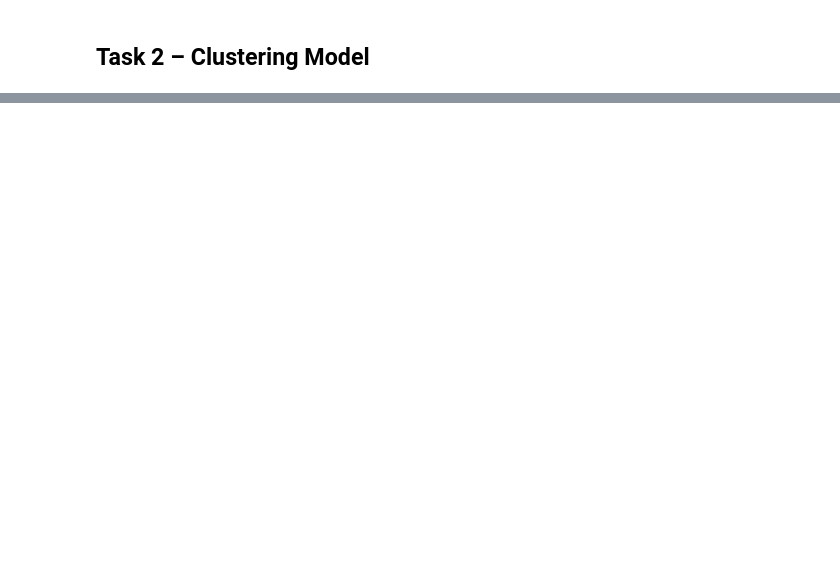
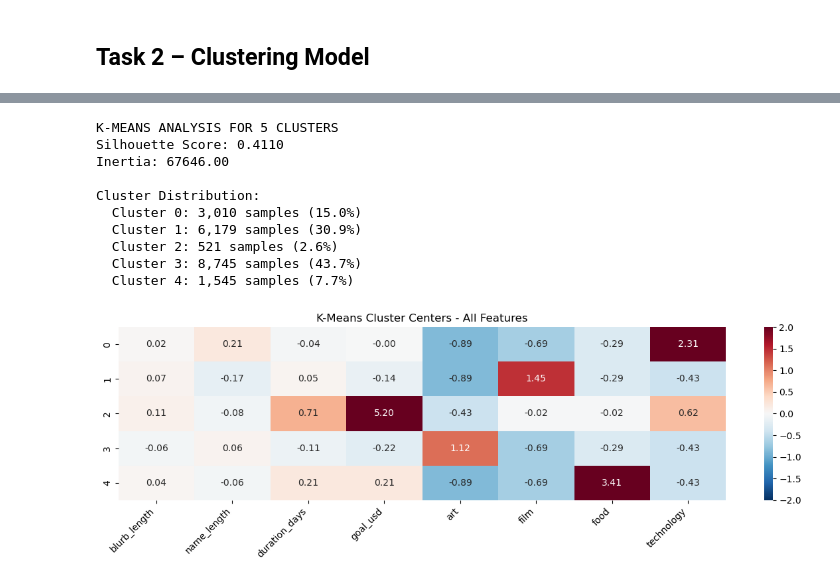
Before and after one commit to sofiaberumenr/Project_Success_KickStarter, a Jupyter notebook: kickstarter_analysis.ipynb, the cells around one changed output, grey strips where cells are left out. Saved outputs shown, nothing was run; the diff lists cells and outputs as text; code cells hidden in the pictures; blank space fills up the shorter version.

```diff
--- a/kickstarter_analysis.ipynb
+++ b/kickstarter_analysis.ipynb
@@ -1168,0 +1593,55 @@ plt.show()
+# %%
+print(f"K-MEANS ANALYSIS FOR 5 CLUSTERS")
+# Fit K-means
+k = 5
+kmeans = KMeans(n_clusters=k, random_state=42, n_init=10)
+labels = kmeans.fit_predict(X_sample)
+
+# Store results
+kmeans_results = {}
+kmeans_results[k] = {
+    'model': kmeans,
+    'labels': labels,
+    'silhouette': silhouette_score(X_sample, labels),
+    'inertia': kmeans.inertia_
+}
+
+# Print metrics
+print(f"Silhouette Score: {kmeans_results[k]['silhouette']:.4f}")
+print(f"Inertia: {kmeans_results[k]['inertia']:.2f}")
+
+# Cluster distribution
+cluster_counts = pd.Series(labels).value_counts().sort_index()
+print(f"\nCluster Distribution:")
+for cluster_id, count in cluster_counts.items():
+    percentage = (count / len(labels)) * 100
+    print(f"  Cluster {cluster_id}: {count:,} samples ({percentage:.1f}%)")
+
+# Analyze clusters with 4 super-categories
+clustering_feature_names = X_clustering.columns.tolist()
+cluster_centers_df = pd.DataFrame(kmeans.cluster_centers_, columns=clustering_feature_names)
+
+
+# All features heatmap
+plt.figure(figsize=(12, 4))
+clean_feature_names = [col.replace('category_', '') if col.startswith('category_') else col for col in clustering_feature_names]
+centers_clean = cluster_centers_df.copy()
+centers_clean.columns = clean_feature_names
+sns.heatmap(centers_clean, cmap='RdBu_r', annot=True, fmt='.2f',
+            center=0, vmin=-2, vmax=2)
+plt.title('K-Means Cluster Centers - All Features')
+plt.xticks(rotation=45, ha='right')
+plt.tight_layout()
+plt.show()
+# %% [output]
+K-MEANS ANALYSIS FOR 5 CLUSTERS
+Silhouette Score: 0.4110
+Inertia: 67646.00
+
+Cluster Distribution:
+  Cluster 0: 3,010 samples (15.0%)
+  Cluster 1: 6,179 samples (30.9%)
+  Cluster 2: 521 samples (2.6%)
+  Cluster 3: 8,745 samples (43.7%)
+  Cluster 4: 1,545 samples (7.7%)
+[figure, added]
```
Also changed, not shown: parts of 56 cells of this notebook, 1 other file.
